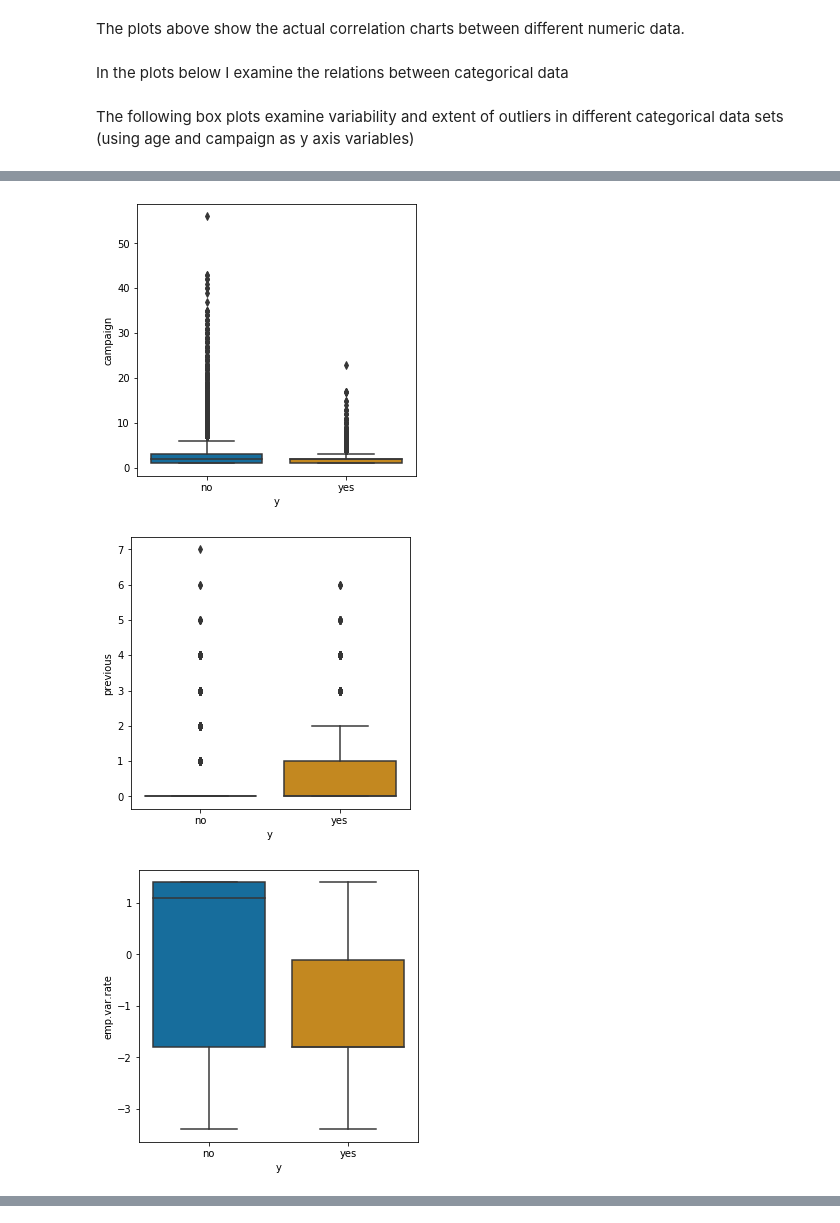
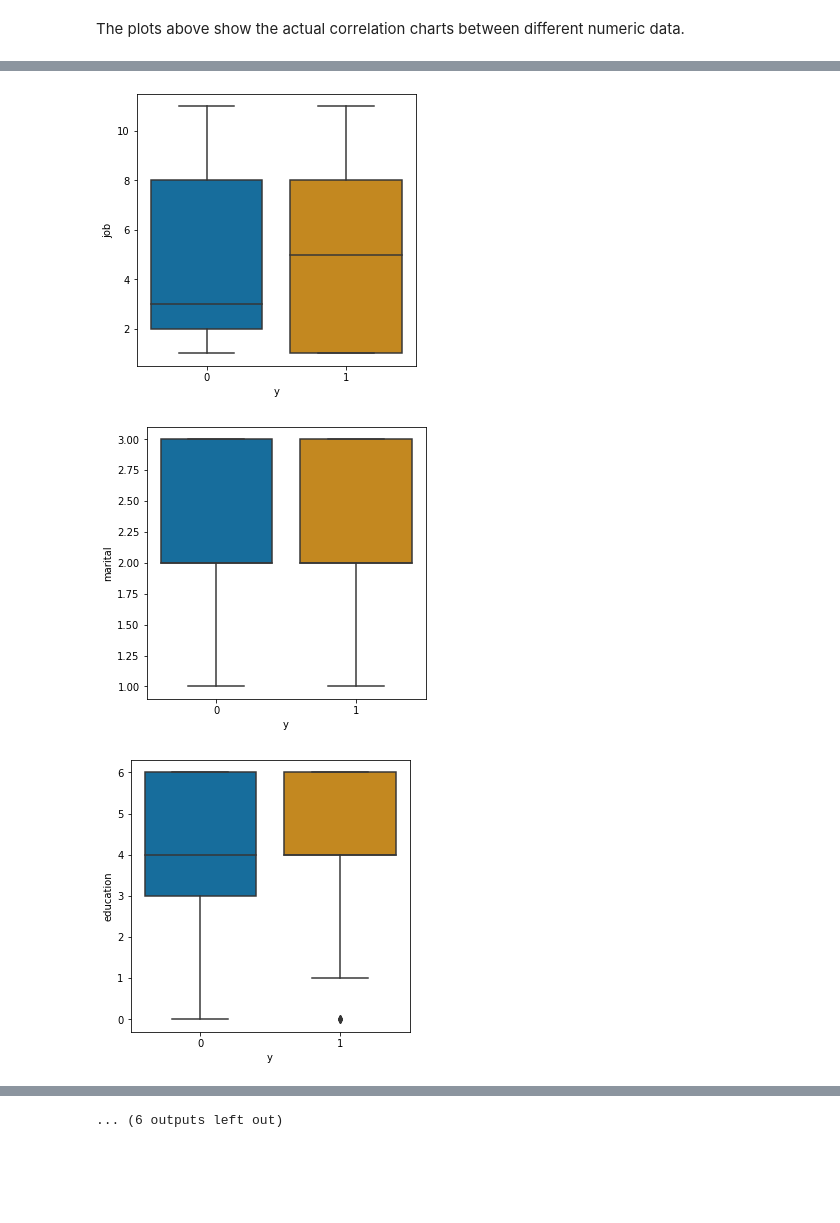
Before and after one commit to Dataforreal/springboard, a Jupyter notebook: Capstone_1/Capstone_Project_1.ipynb, the cells around one changed output, grey strips where cells are left out. Drawn from its saved outputs; the diff is of its cells as text; code cells hidden in the pictures; blank space fills up the shorter version.

Commit message:
data wrangling

```diff
--- a/Capstone_1/Capstone_Project_1.ipynb
+++ b/Capstone_1/Capstone_Project_1.ipynb
@@ -576,0 +593,7 @@ memory usage: 5.0 MB
+# %%
+# Drop unknown from job
+train['job'].replace(0, np.nan, inplace= True)
+train.job.value_counts(dropna=False)
+job_mean=int(train['job'].mean())
+job_filled = train['job']=train['job'].fillna(job_mean)
+train.job.value_counts(dropna=False)
@@ -576,0 +613,7 @@ memory usage: 5.0 MB
+# %%
+# Drop unknown from marital
+train['marital'].replace(0, np.nan, inplace= True)
+train.marital.value_counts(dropna=False)
+marital_mean=int(train['marital'].mean())
+marital_filled = train['marital']=train['marital'].fillna(marital_mean)
+train.marital.value_counts(dropna=False)
@@ -576,0 +625,7 @@ memory usage: 5.0 MB
+# %%
+# Drop unknown from housing
+train['housing'].replace(0, np.nan, inplace= True)
+train.housing.value_counts(dropna=False)
+housing_mean=int(train['housing'].mean())
+housing_filled = train['housing']=train['housing'].fillna(housing_mean)
+train.housing.value_counts(dropna=False)
@@ -576,0 +636,7 @@ memory usage: 5.0 MB
+# %%
+# Drop unknown from loan
+train['loan'].replace(0, np.nan, inplace= True)
+train.loan.value_counts(dropna=False)
+loan_mean=int(train['loan'].mean())
+loan_filled = train['loan']=train['loan'].fillna(loan_mean)
+train.loan.value_counts(dropna=False)
@@ -614,11 +689,8 @@ sns.pairplot(train)
 # %% [markdown]
 The plots above show the actual correlation charts between different numeric data.
-# %% [markdown]
-In the plots below I examine the relations between categorical data
-# %% [markdown]
-The following box plots examine variability and extent of outliers in different categorical data sets (using age and campaign as y axis variables)
 # %%
-boxplot = ['age', 'campaign', 'previous', 'emp.var.rate', 'cons.price.idx', 'cons.conf.idx', 'euribor3m', 'nr.employed', 'pdays']
+boxplot = ['age', 'job', 'marital', 'education', 'default', 'housing', 'loan', 'contact', 'month', 'day_of_week', 'campaign', 'previous', 'emp.var.rate', 'cons.price.idx', 'cons.conf.idx',
+       'euribor3m', 'nr.employed', 'y']
 for col in boxplot:
     plt.figure(figsize=(5, 5))
     sns.boxplot(y=col, x='y', data=train, palette="colorblind")
@@ -627,3 +699,3 @@ for col in boxplot:
-[figure, old version]
+[figure, new version]
-[figure, old version]
+[figure, new version]
-[figure, old version]
+[figure, new version]
@@ -634,0 +710 @@ for col in boxplot:
+... (6 outputs left out)
```
Also changed, not shown: parts of 17 cells of this notebook.
